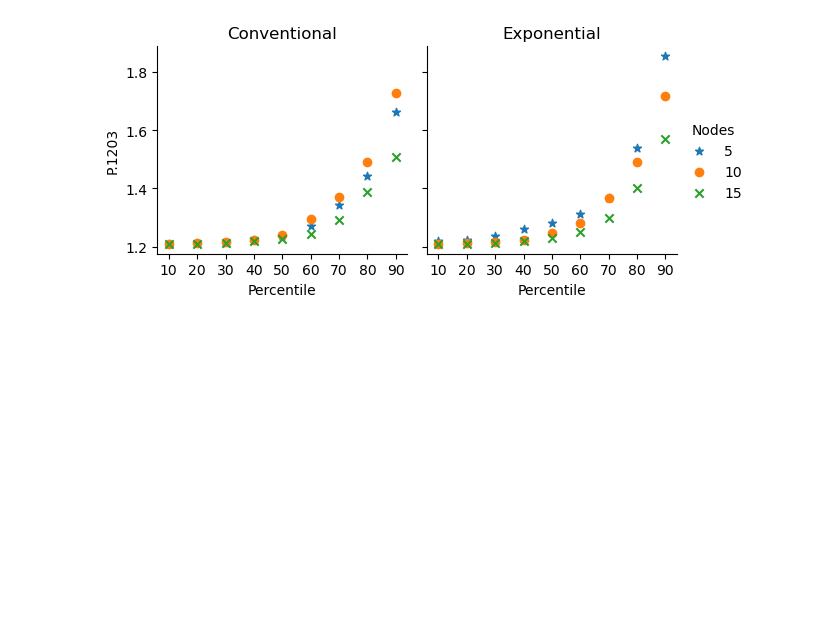
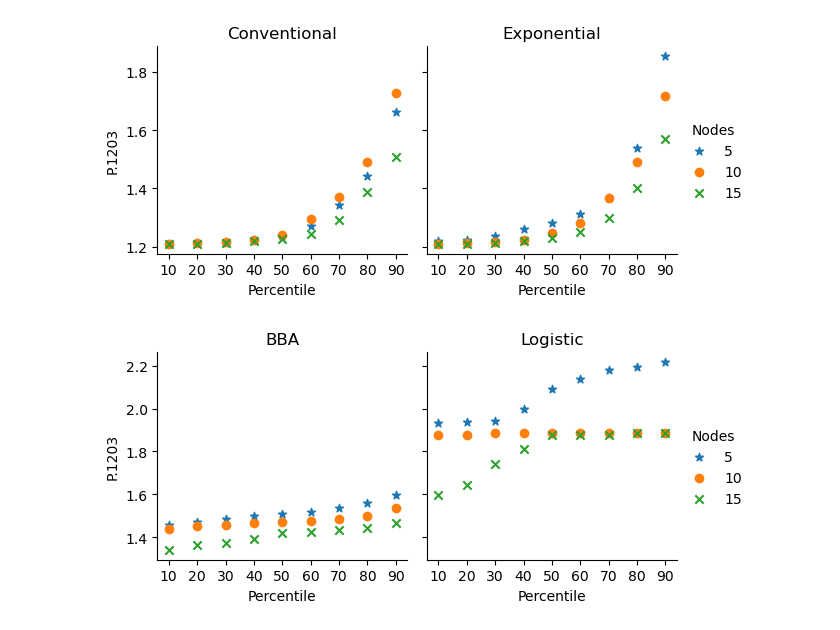
Before and after one commit to razaulmustafa852/adaptive-algorithms, a Jupyter notebook: results.ipynb, the cells around one changed output. Saved outputs shown, nothing was run; the diff lists cells and outputs as text; code cells hidden in the pictures; blank space fills up the shorter version.

```diff
--- a/results.ipynb
+++ b/results.ipynb
@@ -43,0 +71,11 @@ exponential = df[df['Algorithm']=='exponential']
+# %%
+df_logistic=logistic[['IntSeg','Algo','Competitions','Bandwidth','Delay','P1203']]
+df_logistic = df_logistic.rename(columns={
+    'IntSeg': 'Seg_#',
+    'Algo': 'Algorithm',
+    'Competitions': 'host',
+    'Bandwidth': 'band',
+    'Delay': 'delay',
+    'P1203':'P.1203'
+})
+df_logistic.head()
@@ -44,4 +89,6 @@ exponential = df[df['Algorithm']=='exponential']
 # %%
 arb_ela = df[(df['Algorithm']=='arbiter') | (df['Algorithm']=='elastic')]
 con_exp = df[(df['Algorithm']=='conventional') | (df['Algorithm']=='exponential')]
+
+bba_logistic = pd.concat([bba_filtered, df_logistic], ignore_index=True)
 # %%
@@ -60,4 +107,11 @@ worst_arb_ela = arb_ela[(arb_ela['band']==5) & (arb_ela['delay']==100)]
 
 best_con_exp = con_exp[(con_exp['band']==15) & (con_exp['delay']==10)]
 worst_con_exp = con_exp[(con_exp['band']==5) & (con_exp['delay']==100)]
+
+# Buffered
+
+best_bba_log = bba_logistic[(bba_logistic['band']==15) & (bba_logistic['delay']==10)]
+worst_bba_log= bba_logistic[(bba_logistic['band']==5) & (bba_logistic['delay']==100)]
+
+# best_bba_log.to_csv("best_bba.csv");
 # %%
@@ -114,6 +168,9 @@ df_worst_arb_ela = compute_percentiles(worst_arb_ela)
 df_best_con_exp = compute_percentiles(best_con_exp)
 df_worst_con_exp = compute_percentiles(worst_con_exp)
 
+df_best_bba_log = compute_percentiles(best_bba_log)
+df_worst_bba_log = compute_percentiles(worst_bba_log)
 
-print(df_best_arb_ela.shape, df_worst_arb_ela.shape, df_best_con_exp.shape, df_worst_con_exp.shape)
+
+print(df_best_arb_ela.shape, df_worst_arb_ela.shape, df_best_con_exp.shape, df_worst_con_exp.shape, df_best_bba_log.shape,df_worst_bba_log.shape)
 # %% [output]
@@ -187,3 +264,14 @@ plot_facet_scatter(
 )
 # %% [output]
 [figure]
+# %%
+plot_facet_scatter(
+    df_best_bba_log,
+    col='Algorithm',
+    hue='host',
+    facet_titles=['BBA', 'Logistic'],
+    xlabel='Percentile',
+    ylabel='P.1203',filename='bba_log_best.pdf'
+)
+# %% [output]
+[figure, added]
```
Also changed, not shown: parts of 12 cells of this notebook.
